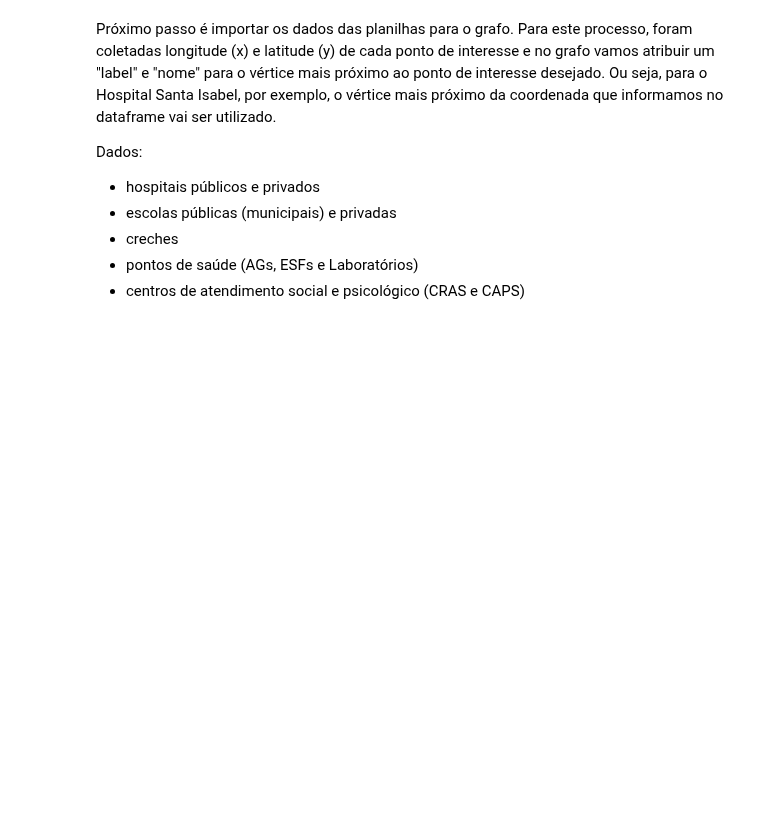
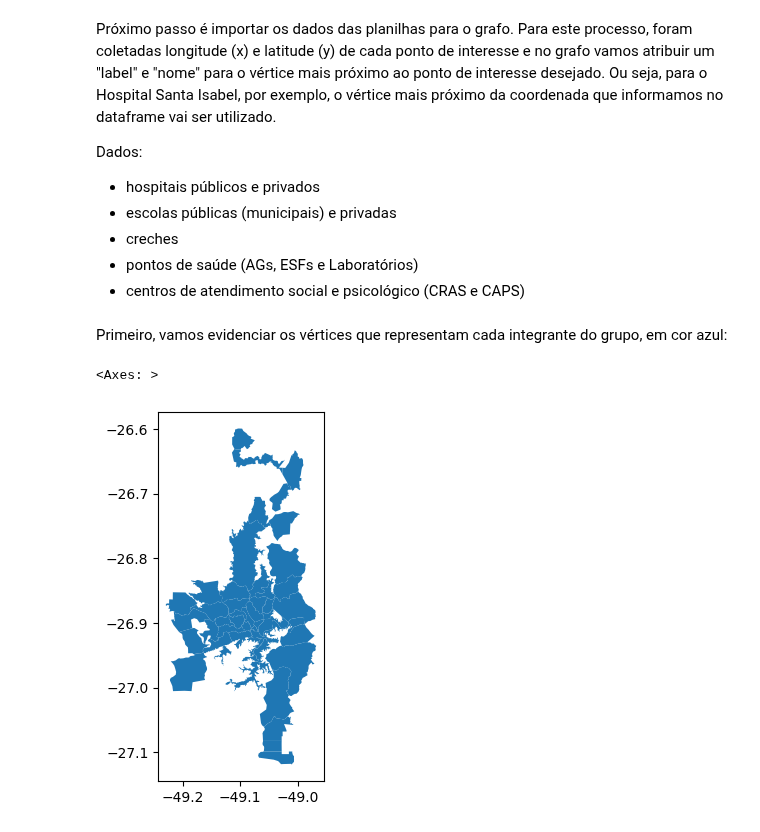
Before and after one commit to lemuel-manske/city-block, a Jupyter notebook: city.ipynb, the cells around one changed output. Saved outputs shown, nothing was run; the diff lists cells and outputs as text; code cells hidden in the pictures; blank space fills up the shorter version.

Commit message:
neighborhoods plotting output

```diff
--- a/city.ipynb
+++ b/city.ipynb
@@ -52,3 +54,18 @@ dataframes = {
 for label, url in dataframes.items():
   df = pd.read_csv(url)
   label_points_of_interest(G, df, label)
+# %% [markdown]
+Primeiro, vamos evidenciar os vértices que representam cada integrante do grupo, em cor azul:
+# %%
+import osmnx as ox
+
+PLACE = 'Blumenau, Brazil'
+
+neighborhood_tags = { 'admin_level': '10' } # https://wiki.openstreetmap.org/wiki/Key:admin_level
+
+neighborhoods = ox.features.features_from_place(PLACE, neighborhood_tags)
+
+neighborhoods.plot()
+# %% [output]
+<Axes: >
+[figure, added]
```
Also changed, not shown: parts of 1 cell of this notebook.
